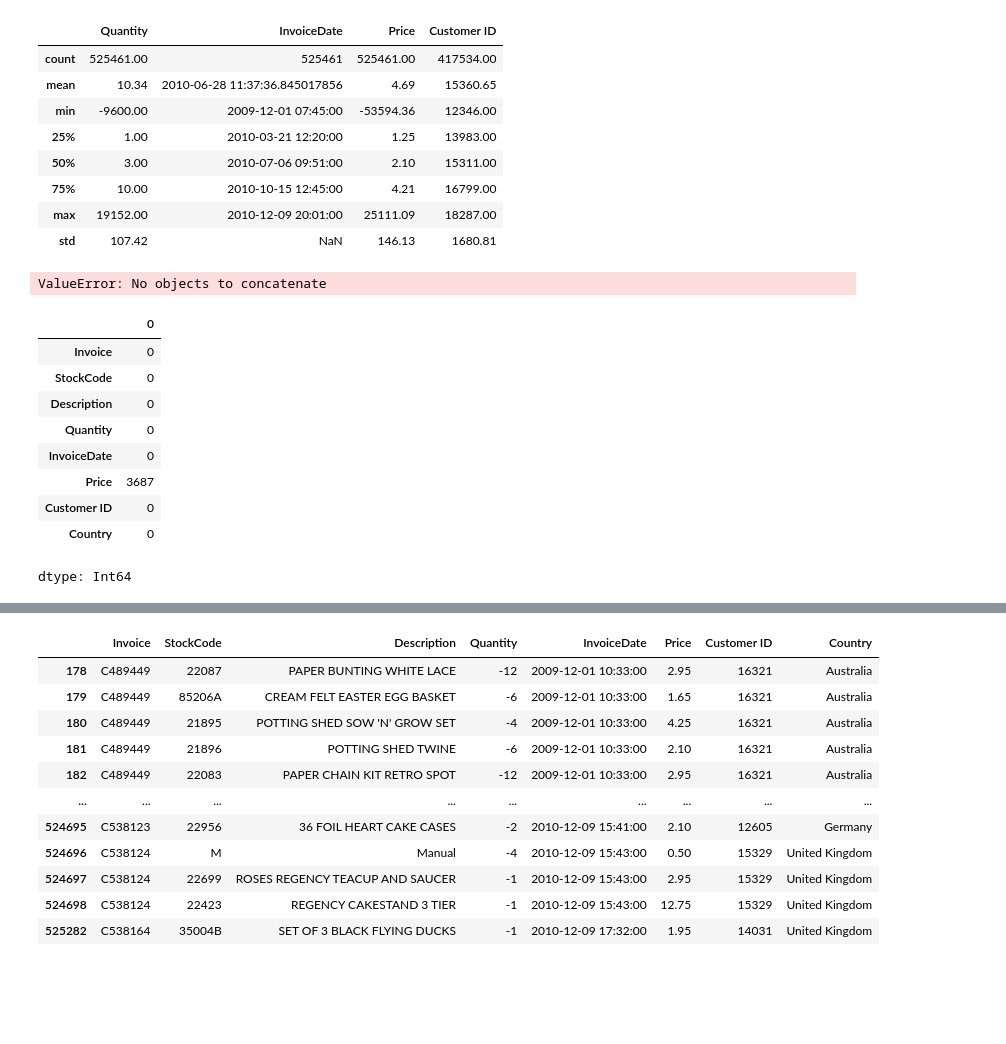
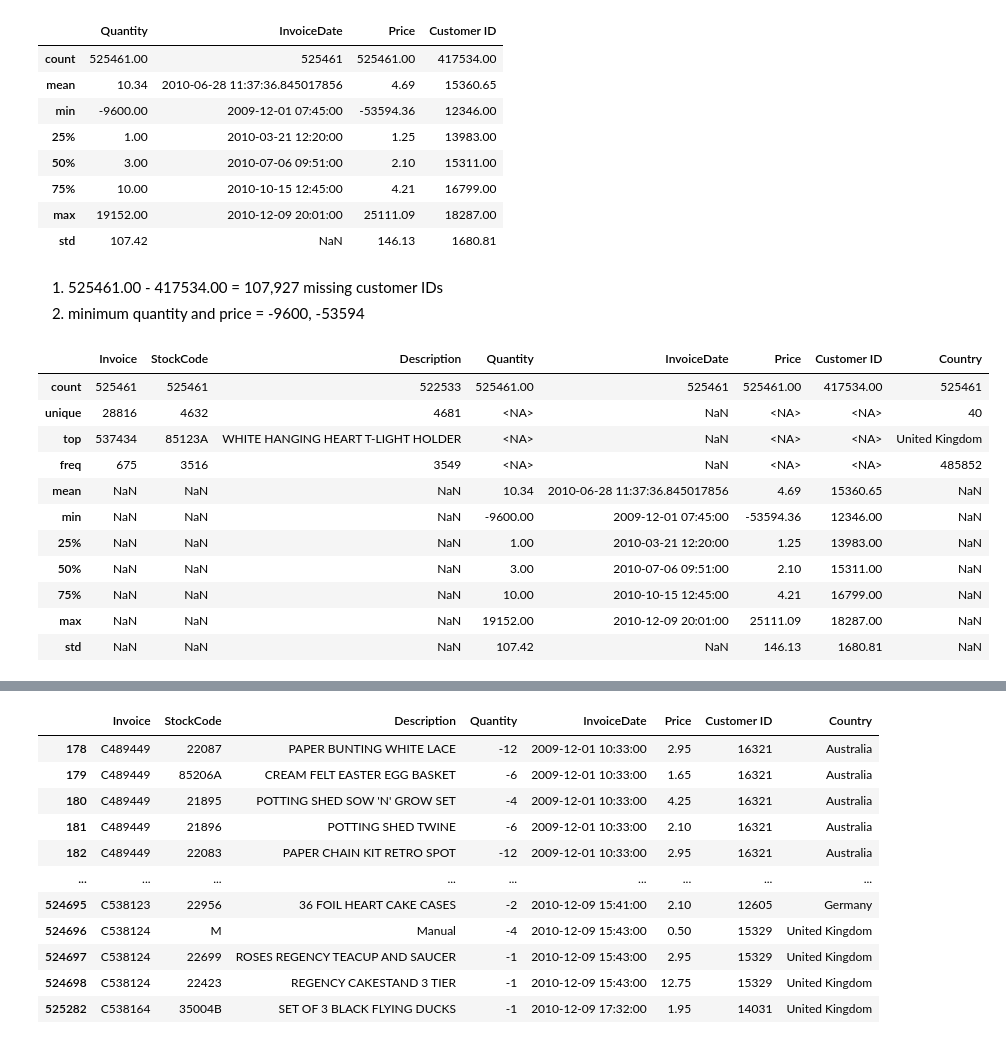
Before and after one commit to Subham-Panwar/Kmeans_clustering_project, a Jupyter notebook: main.ipynb, the cells around one changed output, grey strips where cells are left out. Saved outputs shown, nothing was run; the diff lists cells and outputs as text; code cells hidden in the pictures; blank space fills up the shorter version.

```diff
--- a/main.ipynb
+++ b/main.ipynb
@@ -94,21 +94,21 @@ df.describe()
 | 75% | 10.00 | 2010-10-15 12:45:00 | 4.21 | 16799.00 |
 | max | 19152.00 | 2010-12-09 20:01:00 | 25111.09 | 18287.00 |
 | std | 107.42 | NaN | 146.13 | 1680.81 |
+# %% [markdown]
+1. 525461.00 - 417534.00 = 107,927 missing customer IDs
+2. minimum quantity and price = -9600, -53594
 # %%
-df.describe(include='O')
+df.describe(include='all')
 # %% [output]
-ValueError: No objects to concatenate
+|  | Invoice | StockCode | Description | Quantity | InvoiceDate | Price | Customer ID | Country |
+| count | 525461 | 525461 | 522533 | 525461.00 | 525461 | 525461.00 | 417534.00 | 525461 |
+| unique | 28816 | 4632 | 4681 | <NA> | NaN | <NA> | <NA> | 40 |
+| top | 537434 | 85123A | WHITE HANGING HEART T-LIGHT HOLDER | <NA> | NaN | <NA> | <NA> | United Kingdom |
+| freq | 675 | 3516 | 3549 | <NA> | NaN | <NA> | <NA> | 485852 |
+| mean | NaN | NaN | NaN | 10.34 | 2010-06-28 11:37:36.845017856 | 4.69 | 15360.65 | NaN |
+| min | NaN | NaN | NaN | -9600.00 | 2009-12-01 07:45:00 | -53594.36 | 12346.00 | NaN |
+| 25% | NaN | NaN | NaN | 1.00 | 2010-03-21 12:20:00 | 1.25 | 13983.00 | NaN |
+| 50% | NaN | NaN | NaN | 3.00 | 2010-07-06 09:51:00 | 2.10 | 15311.00 | NaN |
+| 75% | NaN | NaN | NaN | 10.00 | 2010-10-15 12:45:00 | 4.21 | 16799.00 | NaN |
+| max | NaN | NaN | NaN | 19152.00 | 2010-12-09 20:01:00 | 25111.09 | 18287.00 | NaN |
+| std | NaN | NaN | NaN | 107.42 | NaN | 146.13 | 1680.81 | NaN |
-# %%
-zero_counts = (df == 0).sum()
-display(zero_counts)
-# %% [output]
-|  | 0 |
-| Invoice | 0 |
-| StockCode | 0 |
-| Description | 0 |
-| Quantity | 0 |
-| InvoiceDate | 0 |
-| Price | 3687 |
-| Customer ID | 0 |
-| Country | 0 |
-dtype: Int64
```
Also changed, not shown: parts of 11 cells of this notebook.
